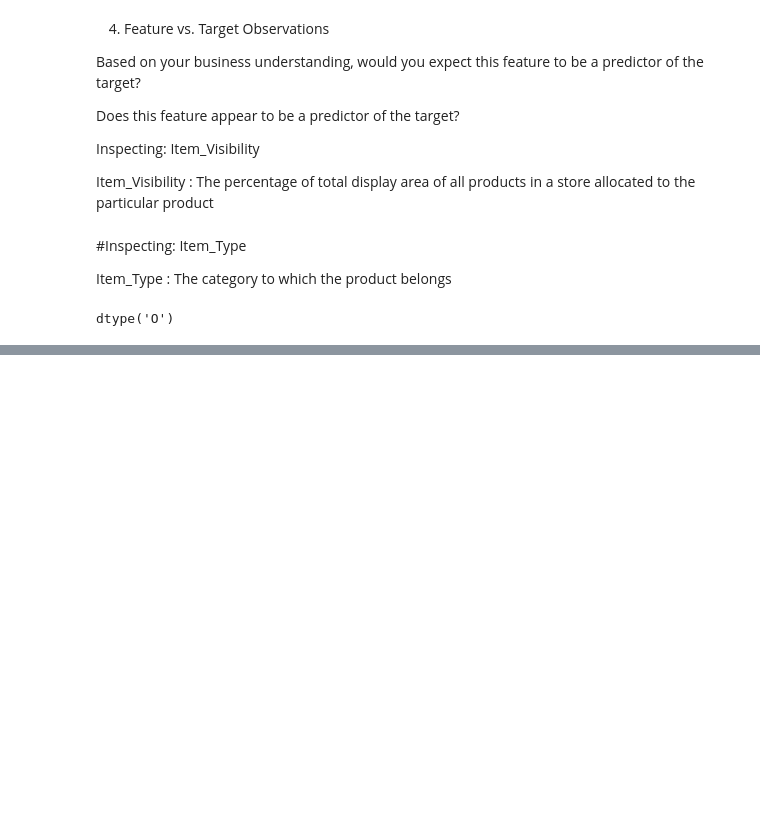
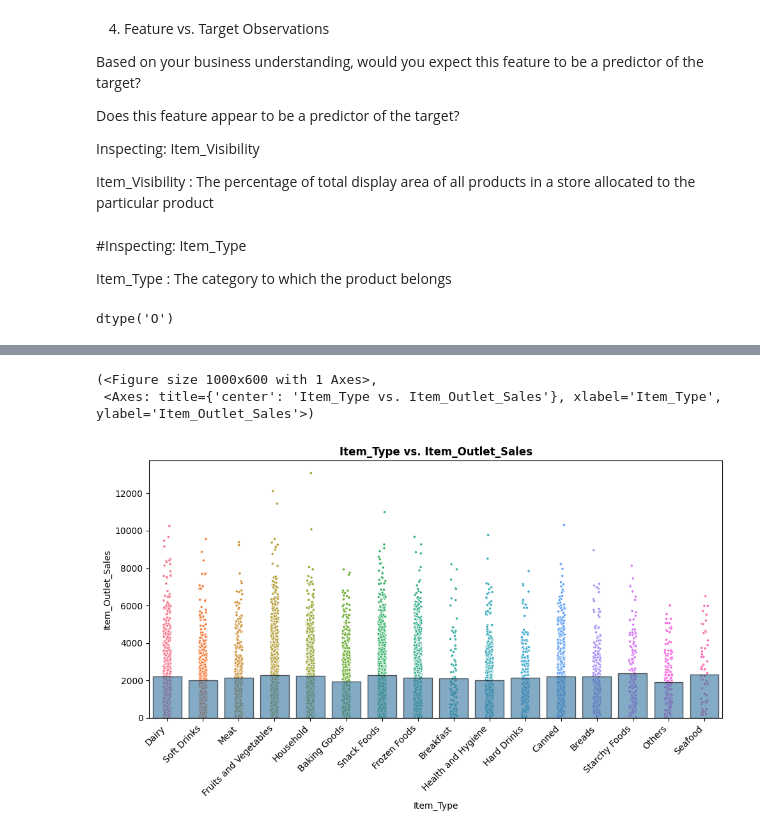
Before and after one commit to OwaisAbuSalah/Prediction-of-Product-Sales, a Jupyter notebook: Prediction_of_Product_Sales_.ipynb, the cells around one changed output, grey strips where cells are left out. Cells and saved outputs as stored; diff of their text form; code cells hidden in the pictures; blank space fills up the shorter version.

```diff
--- a/Prediction_of_Product_Sales_.ipynb
+++ b/Prediction_of_Product_Sales_.ipynb
@@ -744,0 +779,6 @@ dtype('O')
+# %%
+plot_categorical_vs_target(df, x =feature, y='Item_Outlet_Sales', figsize=(10, 6))
+# %% [output]
+(<Figure size 1000x600 with 1 Axes>,
+ <Axes: title={'center': 'Item_Type vs. Item_Outlet_Sales'}, xlabel='Item_Type', ylabel='Item_Outlet_Sales'>)
+[figure, added]
```
Also changed, not shown: parts of 45 cells of this notebook.
